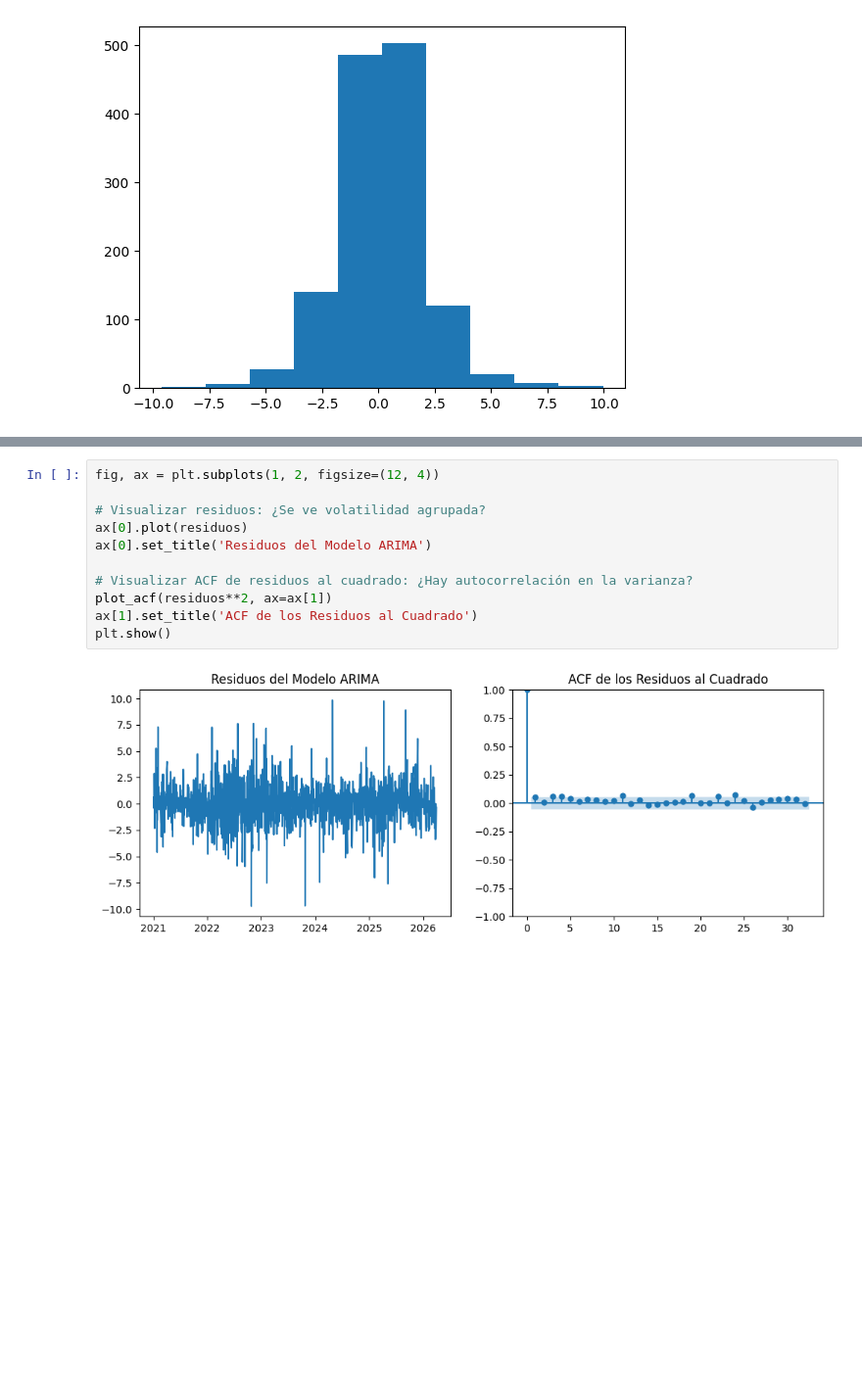
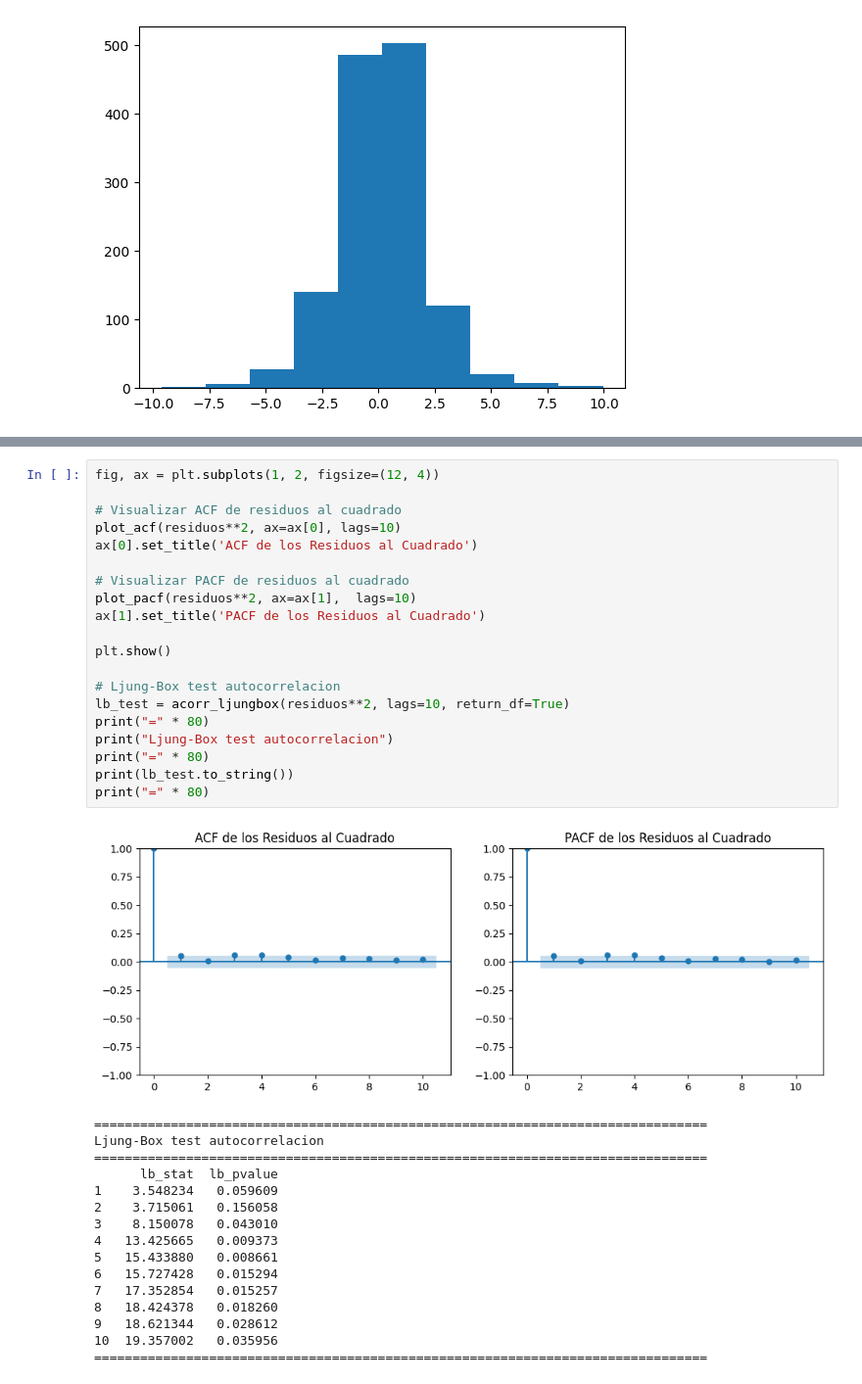
Before and after one commit to fersalme/regresion-lineal-series-tiempo, a Jupyter notebook: 06-modelos-GARCH/01-ejercicios-ARCH-GARCH-Python.ipynb, the cells around one changed output, grey strips where cells are left out. Shown at 98% size. Saved outputs shown, nothing was run; the diff lists cells and outputs as text; blank space fills up the shorter version.

```diff
--- a/06-modelos-GARCH/01-ejercicios-ARCH-GARCH-Python.ipynb
+++ b/06-modelos-GARCH/01-ejercicios-ARCH-GARCH-Python.ipynb
@@ -127,13 +185,37 @@ print(dict(zip(labels, arch_test)))
 # %%
 fig, ax = plt.subplots(1, 2, figsize=(12, 4))
 
-# Visualizar residuos: ¿Se ve volatilidad agrupada?
-ax[0].plot(residuos)
-ax[0].set_title('Residuos del Modelo ARIMA')
+# Visualizar ACF de residuos al cuadrado
+plot_acf(residuos**2, ax=ax[0], lags=10)
+ax[0].set_title('ACF de los Residuos al Cuadrado')
 
-# Visualizar ACF de residuos al cuadrado: ¿Hay autocorrelación en la varianza?
-plot_acf(residuos**2, ax=ax[1])
-ax[1].set_title('ACF de los Residuos al Cuadrado')
+# Visualizar PACF de residuos al cuadrado
+plot_pacf(residuos**2, ax=ax[1],  lags=10)
+ax[1].set_title('PACF de los Residuos al Cuadrado')
+
 plt.show()
+
+# Ljung-Box test autocorrelacion
+lb_test = acorr_ljungbox(residuos**2, lags=10, return_df=True)
+print("=" * 80)
+print("Ljung-Box test autocorrelacion")
+print("=" * 80)
+print(lb_test.to_string())
+print("=" * 80)
 # %% [output]
-[figure, old version]
+[figure, new version]
+================================================================================
+Ljung-Box test autocorrelacion
+================================================================================
+      lb_stat  lb_pvalue
+1    3.548234   0.059609
+2    3.715061   0.156058
+3    8.150078   0.043010
+4   13.425665   0.009373
+5   15.433880   0.008661
+6   15.727428   0.015294
+7   17.352854   0.015257
+8   18.424378   0.018260
+9   18.621344   0.028612
+10  19.357002   0.035956
+================================================================================
```
Also changed, not shown: parts of 17 cells of this notebook, 8 other files.
